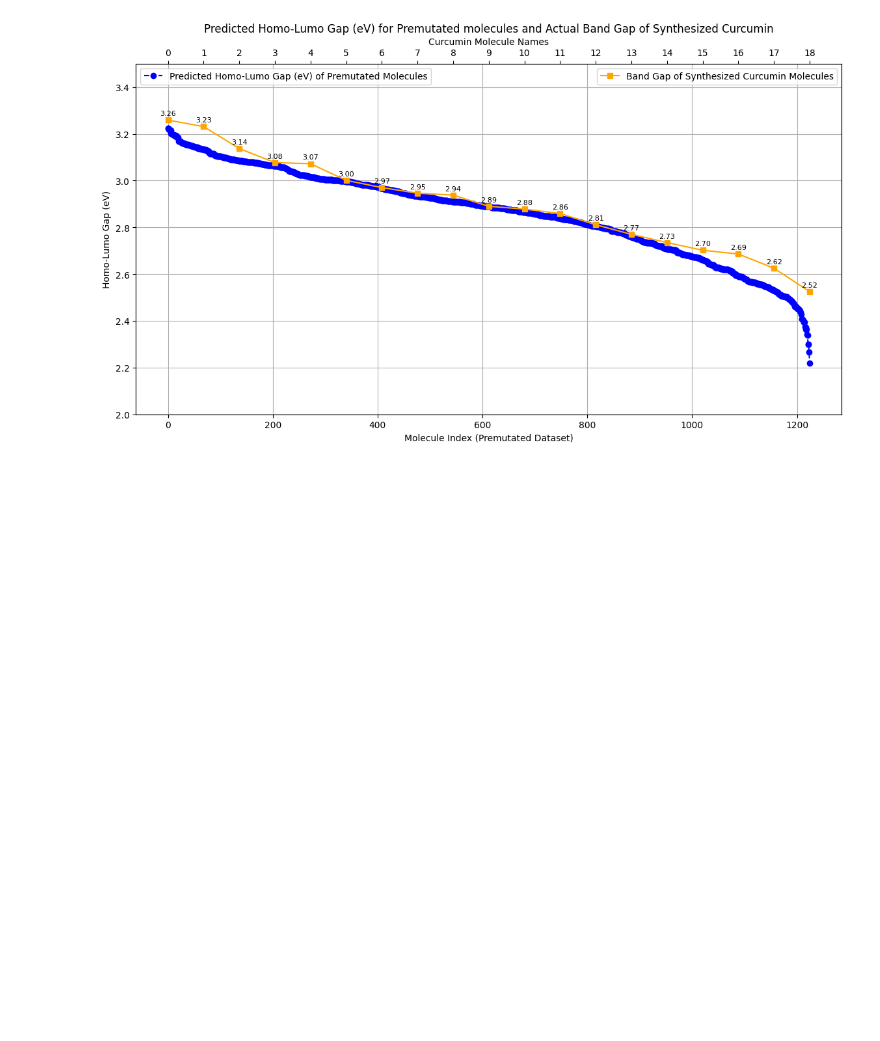
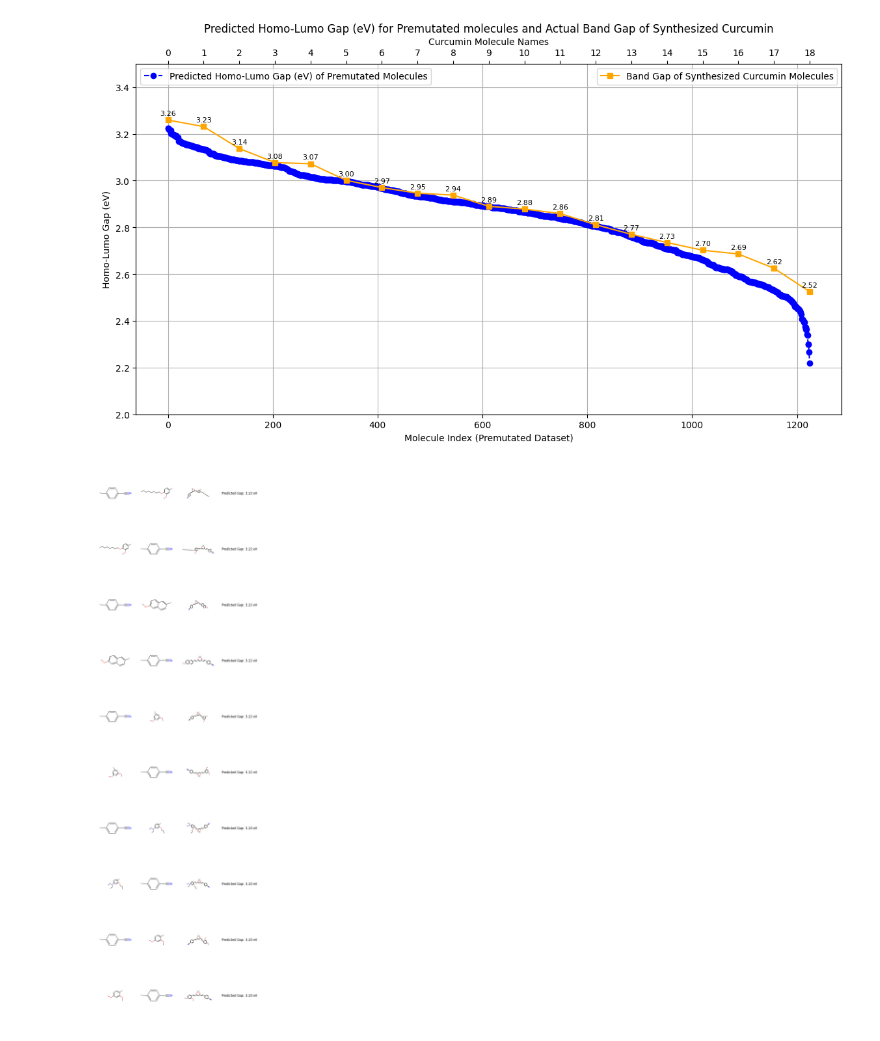
Before and after one commit to chamodpeiris/Curcumin_BendGap_Cheminfo, a Jupyter notebook: Cucumines/Curcumin_NewMolecules_Pred/donorfiltered_model(RFE).ipynb, the cells around one changed output. Saved outputs shown, nothing was run; the diff lists cells and outputs as text; code cells hidden in the pictures; blank space fills up the shorter version.

```diff
--- a/Cucumines/Curcumin_NewMolecules_Pred/donorfiltered_model(RFE).ipynb
+++ b/Cucumines/Curcumin_NewMolecules_Pred/donorfiltered_model(RFE).ipynb
@@ -572,3 +572,53 @@ plt.title('Predicted Homo-Lumo Gap (eV) for Premutated molecules and Actual Band
 plt.show()
 # %% [output]
 [figure]
+# %%
+from rdkit import Chem
+from rdkit.Chem import Draw
+df = Premutated_Mol_df_mf.head(6)
+for i, row in df.iterrows():
+    molecule = Chem.MolFromSmiles(row['Combined SMILES'])
+    img = Draw.MolToImage(molecule, size=(700, 700))
+    img.show()
+# %%
+import pandas as pd
+from rdkit import Chem
+from rdkit.Chem import Draw
+import matplotlib.pyplot as plt
+
+# Load your dataframe
+# Assuming 'Premutated_Mol_df_mf' is already loaded as a DataFrame
+df = Premutated_Mol_df_mf.head(10)
+
+# Function to generate molecule images
+def draw_molecule_grid(df, n_cols=3):
+    # Calculate grid dimensions
+    n_rows = len(df)
+    fig, axes = plt.subplots(n_rows, n_cols+1, figsize=(n_cols*3, n_rows*3))
+
+    # Loop through each row in the DataFrame
+    for i, row in df.iterrows():
+        # Extract SMILES and convert to RDKit Mol objects
+        side1_mol = Chem.MolFromSmiles(row['Side Group 1 SMILES'])
+        side2_mol = Chem.MolFromSmiles(row['Side Group 2 SMILES'])
+        combined_mol = Chem.MolFromSmiles(row['Combined SMILES'])
+
+        # Draw each molecule in the corresponding cell
+        for j, mol in enumerate([side1_mol, side2_mol, combined_mol]):
+            if mol:
+                img = Draw.MolToImage(mol, size=(300, 100))
+                axes[i, j].imshow(img)
+            axes[i, j].axis('off')
+
+        # Display the predicted band gap
+        gap_text = f"Predicted Gap: {row['Homo-Lumo Gap (eV) Pred']:.2f} eV"
+        axes[i, n_cols].text(0.5, 0.5, gap_text, ha='center', va='center', fontsize=12)
+        axes[i, n_cols].axis('off')
+
+    plt.tight_layout()
+    plt.show()
+
+# Call the function with your DataFrame
+draw_molecule_grid(df)
+# %% [output]
+[figure, added]
```
Also changed, not shown: parts of 5 cells of this notebook, 1 other file.
